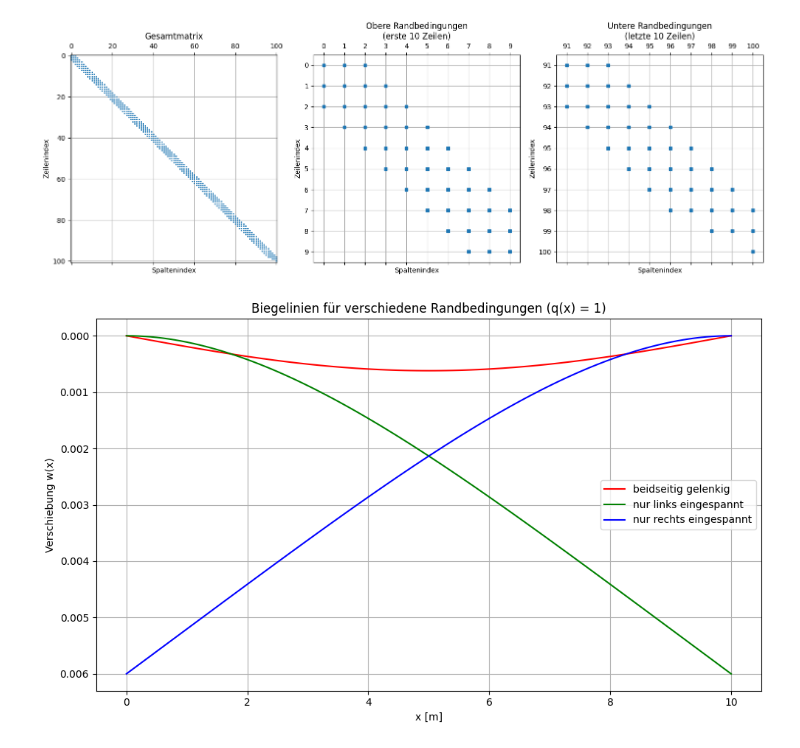
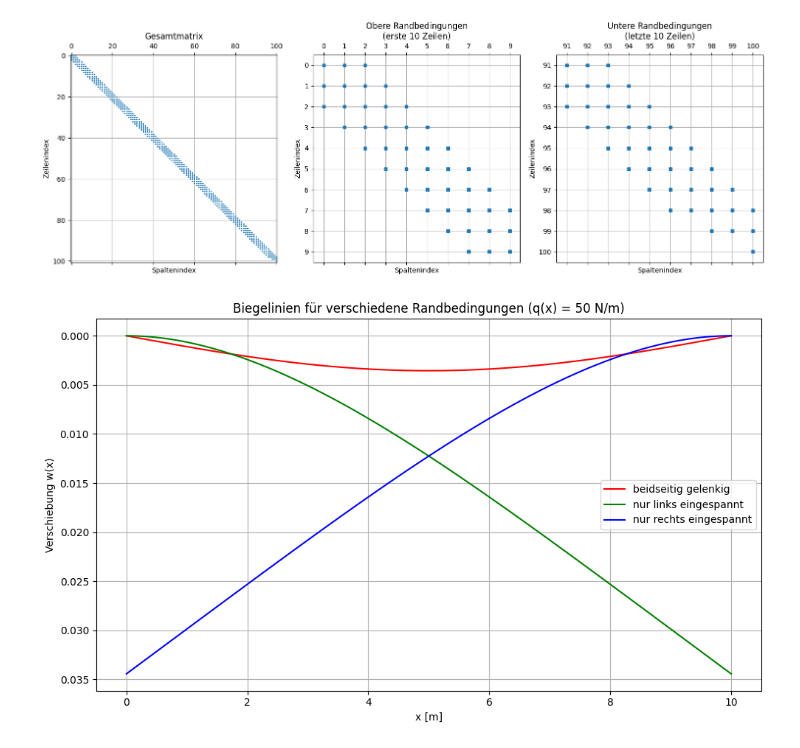
Before and after one commit to AhmedHossamMido/projektarbeit, a Jupyter notebook: projektdatei.ipynb, the cells around one changed output. Saved outputs shown, nothing was run; the diff lists cells and outputs as text; code cells hidden in the pictures.

```diff
--- a/projektdatei.ipynb
+++ b/projektdatei.ipynb
@@ -390,6 +390,15 @@ Diese Fälle bilden typische Randbedingungen ab, die für das Verständnis der B
 Zur Veranschaulichung der mechanischen Lagerungszustände werden die drei oben genannten Randbedingungen grafisch dargestellt. Die Balken werden als dicke Linien visualisiert, Lagerstellen durch farblich hervorgehobene Rechtecke symbolisiert, und die verteilte Last durch Pfeile entlang des Balkens angezeigt.
 
 Die graphische Darstellung dient der intuitiven Verständnishilfe und stellt die Grundlage für die spätere numerische Analyse der Biegelinien-Differentialgleichung dar. Die verwendeten Parameter für Abmessungen, Farben und Symbole sind flexibel konfigurierbar, um eine klare und anschauliche Präsentation zu gewährleisten.
+# %%
+# --- Physikalische Parameter ---
+L = 10      # Länge des Balkens in Metern [m]
+E = 2.1e11     # Elastizitätsmodul [Pa]
+I = 8.3e-6     # Flächenträgheitsmoment [m^4]
+EI = E * I     # Biegesteifigkeit: Produkt aus Elastizitätsmodul E und Flächenträgheitsmoment I [N m^2]
+
+# --- Lastverteilung ---
+q0 = 50     # Konstante Streckenlast mit q(x) = q = q0 = 50 [N/m]
 # %%
 #==================#
 # --- Parameter ---#
@@ -1757,30 +1725,8 @@ $$
 
 kann die Biegelinie $\vec{w}$ numerisch berechnet werden.
 # %%
-# -----------------------------------------------
-# Vorbereitung: Parameterdefinition und Diskretisierung
-# -----------------------------------------------
-# In diesem Abschnitt definieren wir die physikalischen Eigenschaften des Balkens
-# sowie die numerischen Parameter für die Finite-Differenzen-Methode (FDM).
-# Anschließend diskretisieren wir das Balkensegment in gleichmäßige Abschnitte.
-# Ziel ist es, ein Gitter mit Stützstellen x_0, x_1, ..., x_N aufzubauen
-# und an diesen Punkten die Biegelinie zu berechnen.
-# -----------------------------------------------
-
-# --- Physikalische Parameter ---
-L = 10      # Länge des Balkens in Metern (m)
-EI = 1e7     # Biegesteifigkeit: Produkt aus Elastizitätsmodul E und Flächenträgheitsmoment I
-
-# --- Erzeugung der Gitterpunkte ---
-# --- Numerische Diskretisierung ---
-N_intervalls = 100     # Anzahl der Unterteilungen des Balkens (Anzahl Gitterintervalle)
-N_nodes = N_intervalls + 1 # Anzahl der Gitterpunkte
-x = np.linspace(0, L, N_nodes)  # np.linspace erzeugt N_nodes gleichmäßig verteilte Punkte von 0 bis L
-                              # Diese entsprechen den Knotenpunkten x_0, x_1, ..., x_N_intervalls
-h = x[1] - x[0]               # Schrittweite h = Abstand zwischen zwei benachbarten Gitterpunkten
-
 # --- Lastverteilung ---
-q = 50 * np.ones(N_nodes)
+q = q0 * np.ones(N_nodes)
 # %%
 def build_bending_matrix(N_nodes, h, EI, q_c, boundary_condition="beidseitig_gelenkig"):
     """
@@ -2110,33 +2056,33 @@ boundary_conditions = {
 }
 
 solutions = {}
 
 # Schleife über alle Randbedingungen
 for label, bc in boundary_conditions.items():
     EIA, q_mod = build_bending_matrix(N_nodes, h, EI, q.copy(), boundary_condition=bc)
     w = spsolve(EIA.tocsc(), q_mod) # https://stackoverflow.com/questions/32481829/compressed-sparse-column-csc-or-compressed-sparse-row-csr-sparse-matrix
     solutions[label] = w
 
 # -----------------------------------------------
 # Plot der Biegelinien
 # -----------------------------------------------
 
 plt.figure(figsize=(10, 6))
 
 for (label, w), clr in zip(solutions.items(),beam_colors):
     plt.plot(x, w, label=label, color=clr)
 
 plt.xlabel("x [m]")
 plt.ylabel("Verschiebung w(x)")
-plt.title("Biegelinien für verschiedene Randbedingungen (q(x) = 1)")
+plt.title(f"Biegelinien für verschiedene Randbedingungen (q(x) = {q0} N/m)")
 plt.legend()
 plt.grid(True)
 
 # y-Achse invertieren, sodass sie von oben nach unten wächst
 plt.gca().invert_yaxis()
 
 plt.tight_layout()
 plt.show()
 # %% [output]
-[figure, old version]
+[figure, new version]
 # %%
```
Also changed, not shown: parts of 6 cells of this notebook.
